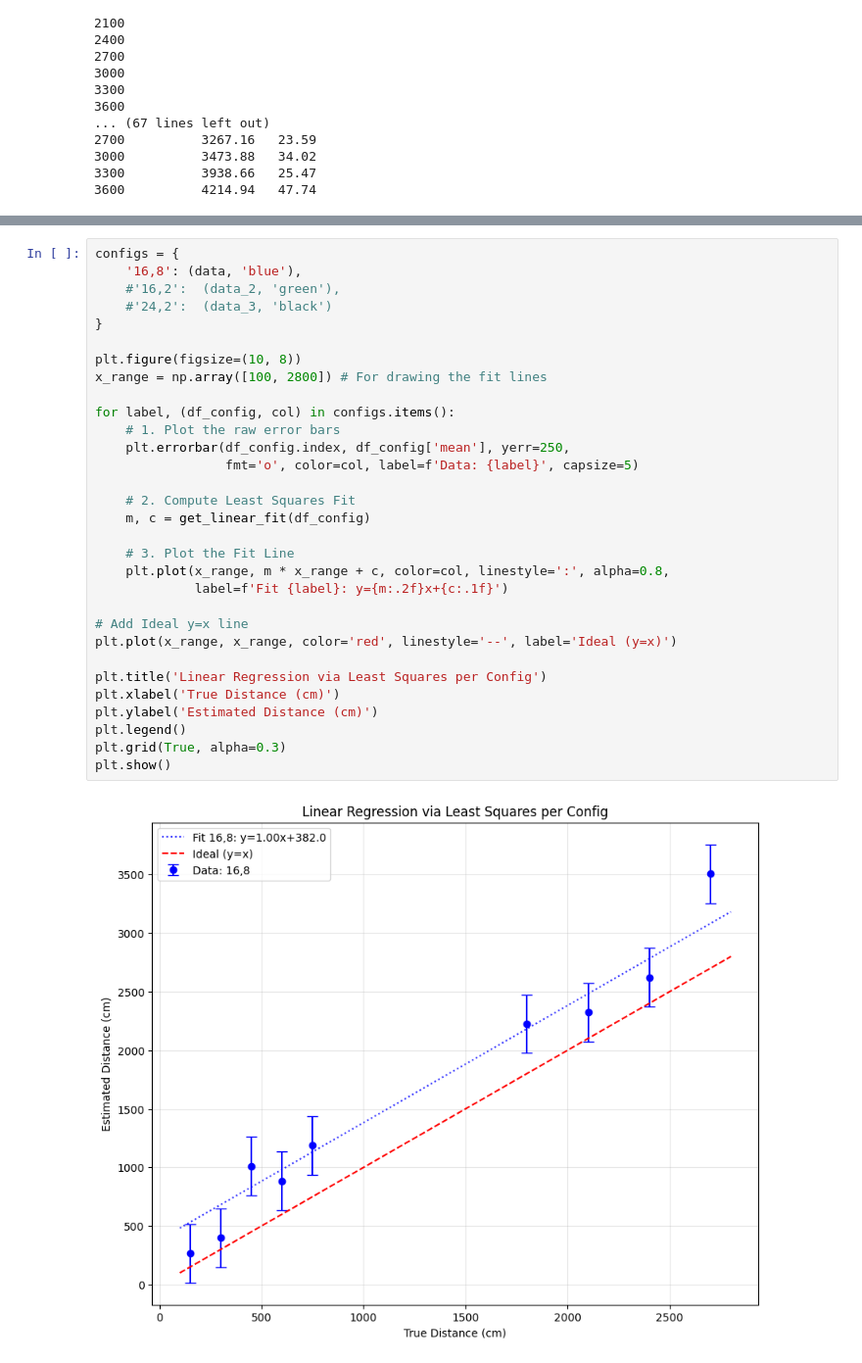
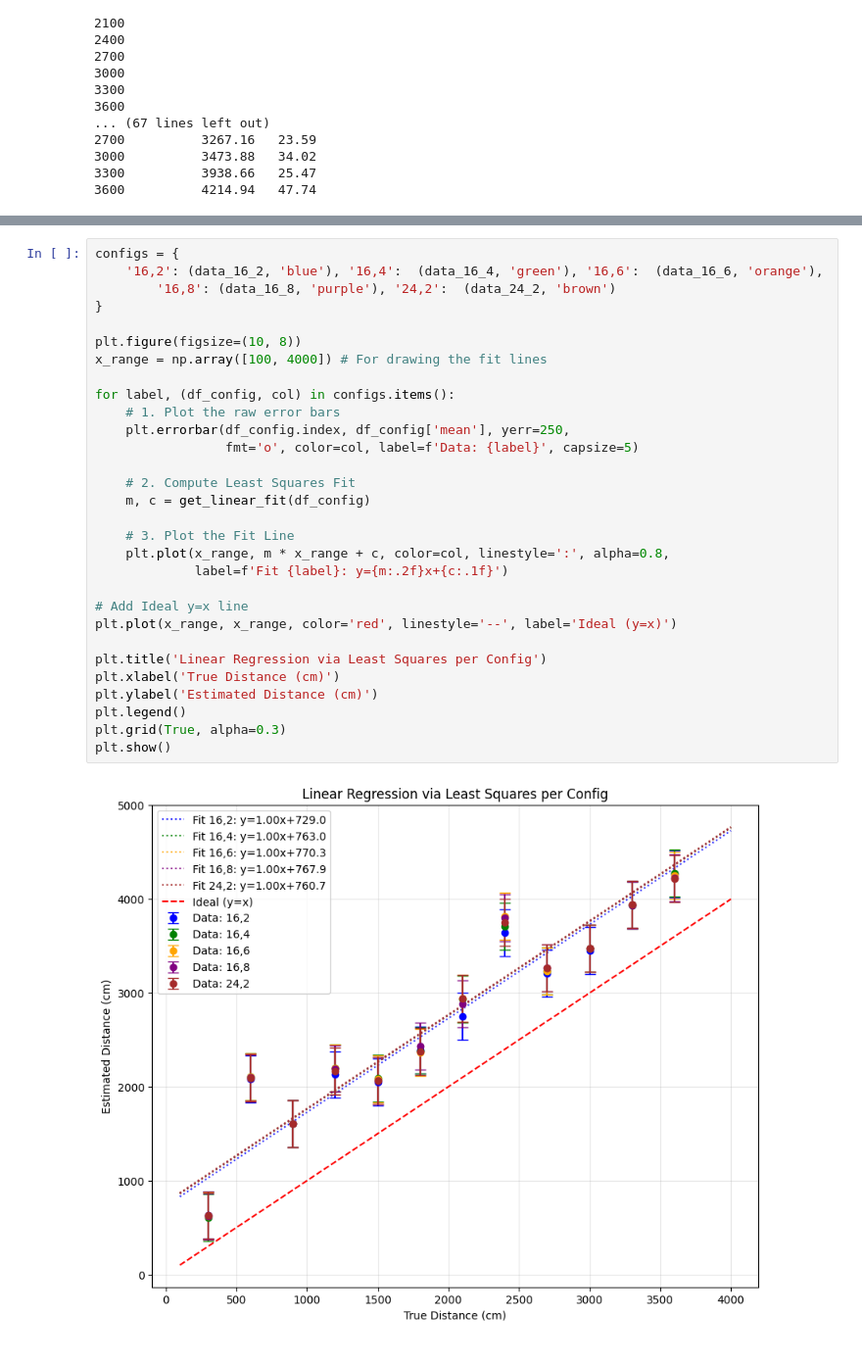
Before and after one commit to cbicari/ftm_data_graphs, a Jupyter notebook: data_analysis_puara_ftm.ipynb, the cells around one changed output, grey strips where cells are left out. Shown at 98% size. Cells and saved outputs as stored; diff of their text form.

```diff
--- a/data_analysis_puara_ftm.ipynb
+++ b/data_analysis_puara_ftm.ipynb
@@ -203,33 +202,32 @@ Index([150, 300, 450, 600, 750, 1800, 2100, 2400, 2700], dtype='int64', name='tr
 # %%
 configs = {
-    '16,8': (data, 'blue'),
-    #'16,2':  (data_2, 'green'),
-    #'24,2':  (data_3, 'black')
+    '16,2': (data_16_2, 'blue'), '16,4':  (data_16_4, 'green'), '16,6':  (data_16_6, 'orange'),
+        '16,8': (data_16_8, 'purple'), '24,2':  (data_24_2, 'brown')
 }
 
 plt.figure(figsize=(10, 8))
-x_range = np.array([100, 2800]) # For drawing the fit lines
+x_range = np.array([100, 4000]) # For drawing the fit lines
 
 for label, (df_config, col) in configs.items():
     # 1. Plot the raw error bars
     plt.errorbar(df_config.index, df_config['mean'], yerr=250,
                  fmt='o', color=col, label=f'Data: {label}', capsize=5)
 
     # 2. Compute Least Squares Fit
     m, c = get_linear_fit(df_config)
 
     # 3. Plot the Fit Line
     plt.plot(x_range, m * x_range + c, color=col, linestyle=':', alpha=0.8,
              label=f'Fit {label}: y={m:.2f}x+{c:.1f}')
 
 # Add Ideal y=x line
 plt.plot(x_range, x_range, color='red', linestyle='--', label='Ideal (y=x)')
 
 plt.title('Linear Regression via Least Squares per Config')
 plt.xlabel('True Distance (cm)')
 plt.ylabel('Estimated Distance (cm)')
 plt.legend()
 plt.grid(True, alpha=0.3)
 plt.show()
 # %% [output]
-[figure, old version]
+[figure, new version]
```
Also changed, not shown: parts of 3 cells of this notebook, 10 other files.
